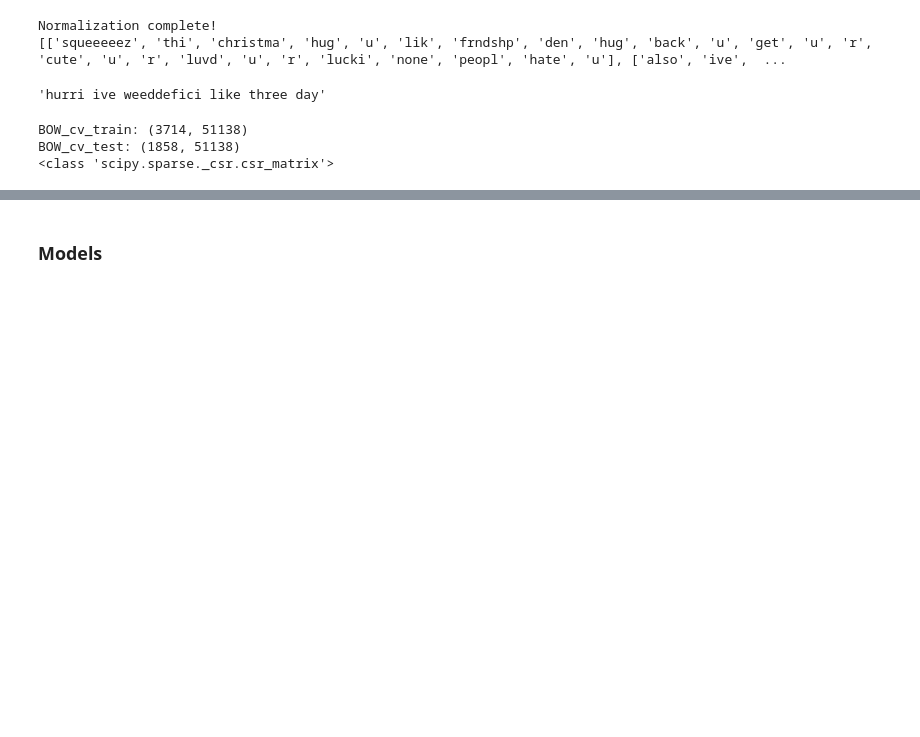
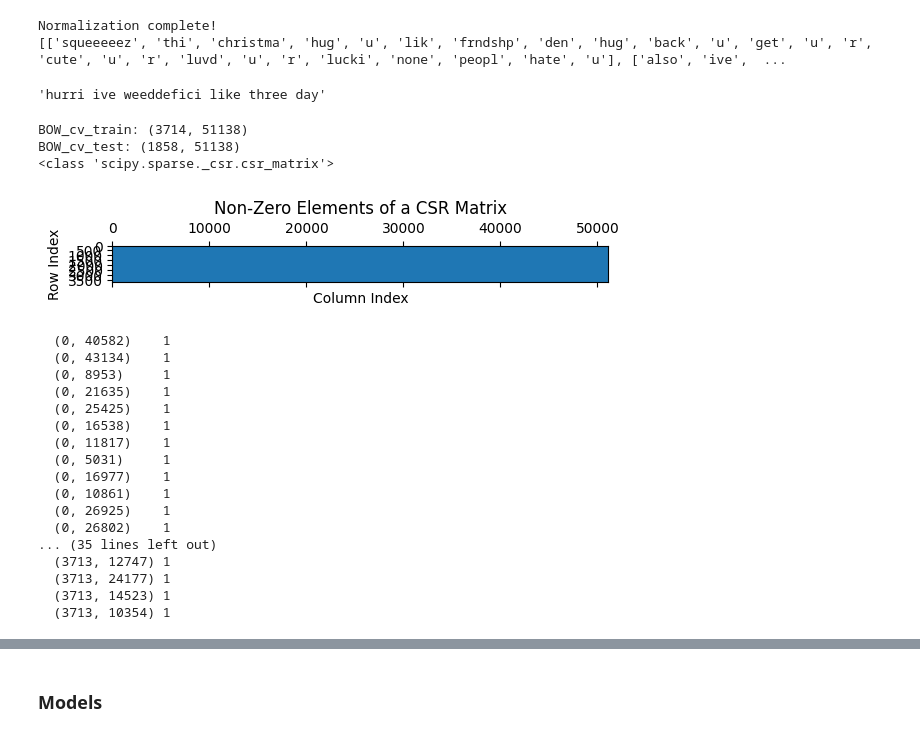
Before and after one commit to birnart/ai_safecom, a Jupyter notebook: main.ipynb, the cells around one changed output, grey strips where cells are left out. Cells and saved outputs as stored; diff of their text form; code cells hidden in the pictures; blank space fills up the shorter version.

Commit message:
seperated large codeblocks with logical titles and did some little efficiency edits

```diff
--- a/main.ipynb
+++ b/main.ipynb
@@ -289,6 +290,33 @@ print(cv_train_text.__class__)
 BOW_cv_train: (3714, 51138)
 BOW_cv_test: (1858, 51138)
 <class 'scipy.sparse._csr.csr_matrix'>
+# %%
+# Visualize the sparse matrix
+plt.spy(cv_train_text, markersize=5)
+plt.title('Non-Zero Elements of a CSR Matrix')
+plt.xlabel('Column Index')
+plt.ylabel('Row Index')
+plt.show()
+print(cv_train_text)
+# %% [output]
+[figure, added]
+  (0, 40582)    1
+  (0, 43134)    1
+  (0, 8953)     1
+  (0, 21635)    1
+  (0, 25425)    1
+  (0, 16538)    1
+  (0, 11817)    1
+  (0, 5031)     1
+  (0, 16977)    1
+  (0, 10861)    1
+  (0, 26925)    1
+  (0, 26802)    1
+... (35 lines left out)
+  (3713, 12747) 1
+  (3713, 24177) 1
+  (3713, 14523) 1
+  (3713, 10354) 1
 # %%
 #Tfidf vectorizer
 tv=TfidfVectorizer(min_df=0.0,max_df=1.0,use_idf=True,ngram_range=(1,3))
```
Also changed, not shown: parts of 39 cells of this notebook.
